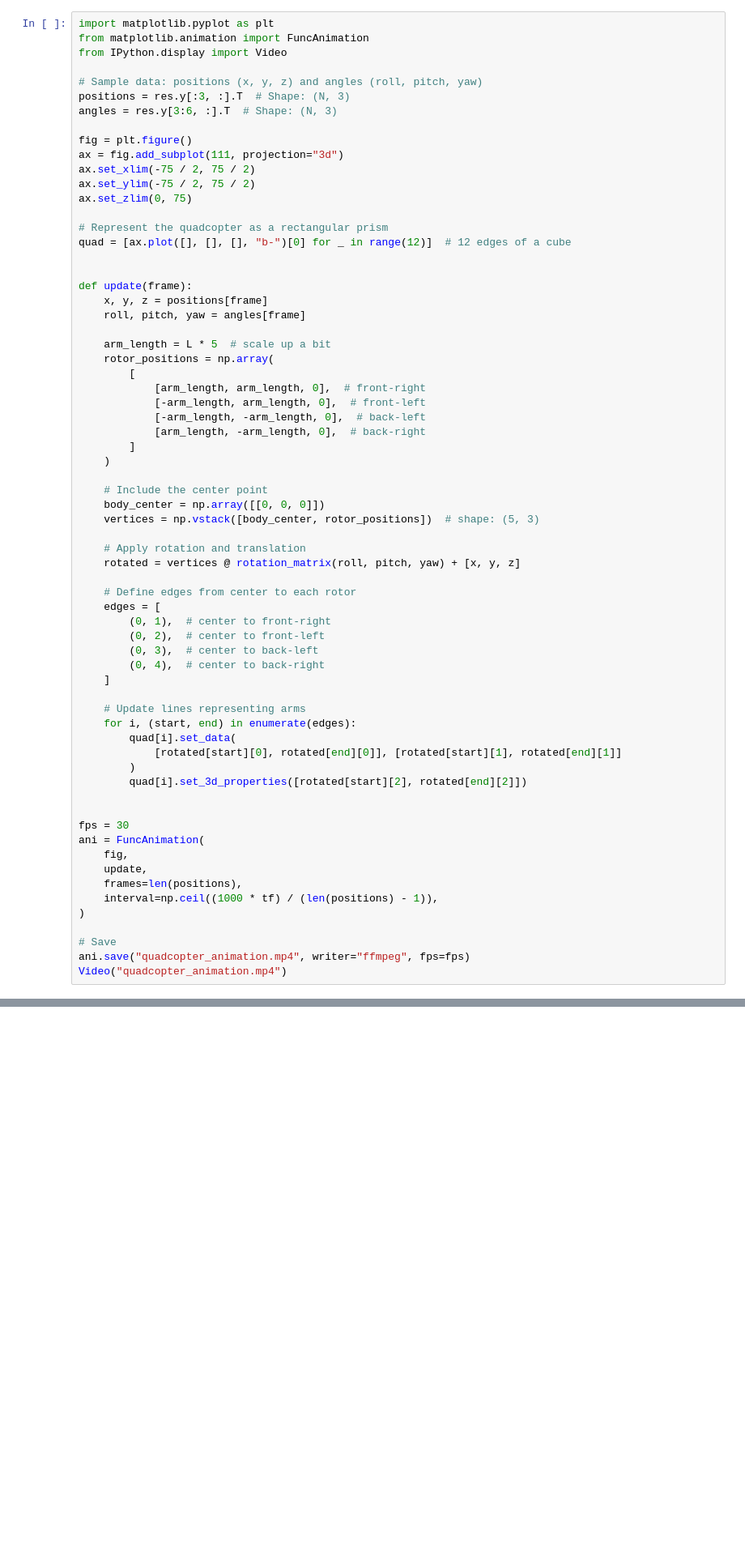
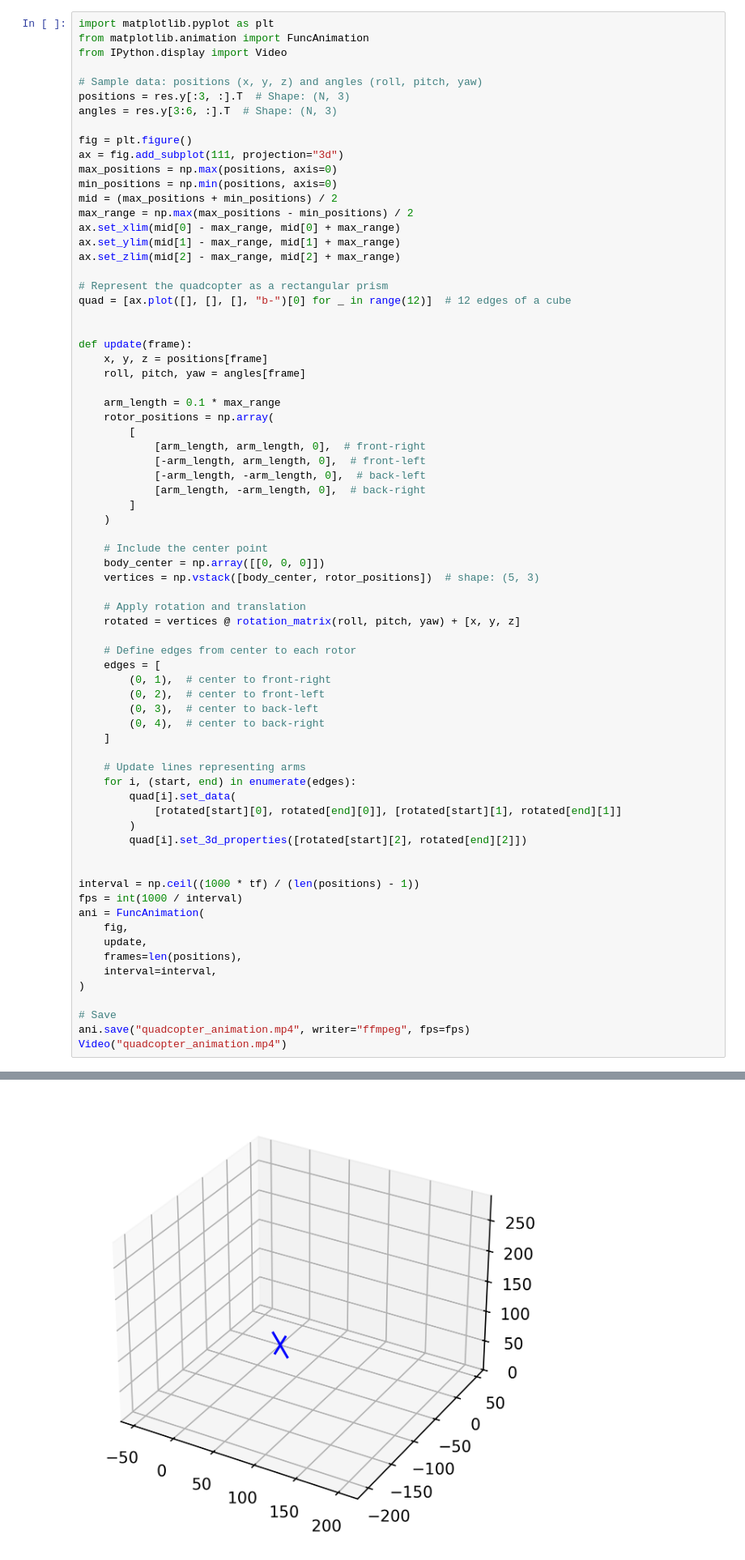
Before and after one commit to mward19/drone-stabilization, a Jupyter notebook: paper_replicate.ipynb, the cells around one changed output, grey strips where cells are left out. Shown at 81% size. Saved outputs shown, nothing was run; the diff lists cells and outputs as text; blank space fills up the shorter version.

```diff
--- a/paper_replicate.ipynb
+++ b/paper_replicate.ipynb
@@ -203,9 +309,13 @@ angles = res.y[3:6, :].T  # Shape: (N, 3)
 
 fig = plt.figure()
 ax = fig.add_subplot(111, projection="3d")
-ax.set_xlim(-75 / 2, 75 / 2)
-ax.set_ylim(-75 / 2, 75 / 2)
-ax.set_zlim(0, 75)
+max_positions = np.max(positions, axis=0)
+min_positions = np.min(positions, axis=0)
+mid = (max_positions + min_positions) / 2
+max_range = np.max(max_positions - min_positions) / 2
+ax.set_xlim(mid[0] - max_range, mid[0] + max_range)
+ax.set_ylim(mid[1] - max_range, mid[1] + max_range)
+ax.set_zlim(mid[2] - max_range, mid[2] + max_range)
 
 # Represent the quadcopter as a rectangular prism
 quad = [ax.plot([], [], [], "b-")[0] for _ in range(12)]  # 12 edges of a cube
@@ -215,7 +325,7 @@ def update(frame):
     x, y, z = positions[frame]
     roll, pitch, yaw = angles[frame]
 
-    arm_length = L * 5  # scale up a bit
+    arm_length = 0.1 * max_range
     rotor_positions = np.array(
         [
             [arm_length, arm_length, 0],  # front-right
@@ -248,14 +358,16 @@ def update(frame):
         quad[i].set_3d_properties([rotated[start][2], rotated[end][2]])
 
 
-fps = 30
+interval = np.ceil((1000 * tf) / (len(positions) - 1))
+fps = int(1000 / interval)
 ani = FuncAnimation(
     fig,
     update,
     frames=len(positions),
-    interval=np.ceil((1000 * tf) / (len(positions) - 1)),
+    interval=interval,
 )
 
 # Save
 ani.save("quadcopter_animation.mp4", writer="ffmpeg", fps=fps)
 Video("quadcopter_animation.mp4")
+# %% [output]
@@ -261,0 +375 @@ Video("quadcopter_animation.mp4")
+[figure, added]
```
Also changed, not shown: parts of 12 cells of this notebook, 4 other files.
